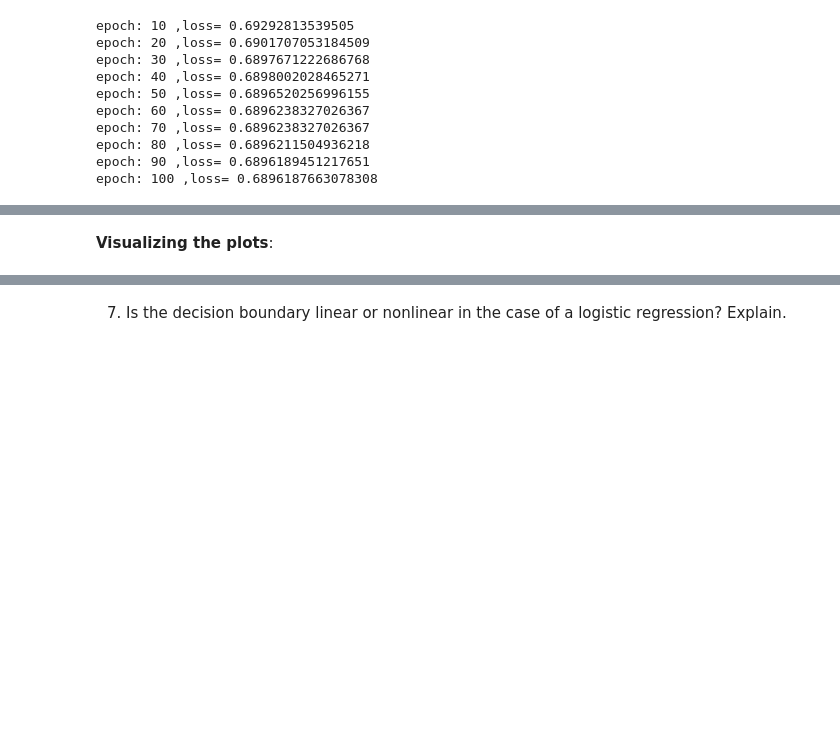
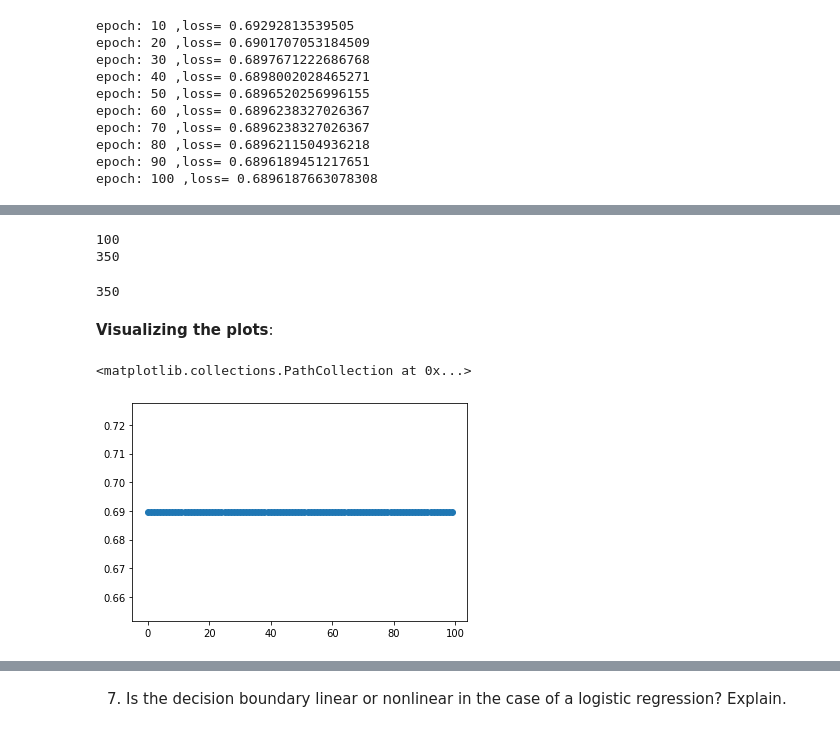
Before and after one commit to danieldemayo/DeepLearning, a Jupyter notebook: EX_1_TAU .ipynb, the cells around one changed output, grey strips where cells are left out. Saved outputs shown, nothing was run; the diff lists cells and outputs as text; code cells hidden in the pictures; blank space fills up the shorter version.

Commit message:
add scatter plots

```diff
--- a/EX_1_TAU .ipynb
+++ b/EX_1_TAU .ipynb
@@ -108,3 +100,26 @@ epoch: 70 ,loss= 0.6896238327026367
 epoch: 80 ,loss= 0.6896211504936218
 epoch: 90 ,loss= 0.6896189451217651
 epoch: 100 ,loss= 0.6896187663078308
+# %%
+import sklearn.metrics as metrics
+
+epochs = []
+losses = []
+preds = []
+rocs = []
+
+for epoch in range(number_of_epochs):
+    y_prediction = model(x_train)
+    # print(type(y_prediction),y_prediction)
+    loss = criterion(y_prediction, y_train)
+    loss.backward()
+    optimizer.step()
+    optimizer.zero_grad()
+    epochs.append(epoch)
+    losses.append(loss.item())
+    preds.append(y_prediction.detach().numpy())
+    fpr, tpr, threshold = metrics.roc_curve(y_train, preds[epoch])
+    roc_auc = metrics.auc(fpr, tpr)
+    rocs.append(roc_auc)
+    if (epoch + 1) % 10 == 0:
+        print('epoch:', epoch + 1, ',loss=', loss.item())
@@ -111,2 +137,12 @@ epoch: 100 ,loss= 0.6896187663078308
+# %%
+print(len(preds))
+print(len(preds[0]))
+# %% [output]
+100
+350
+# %%
+len(preds[epoch])
+# %% [output]
+350
 # %% [markdown]
 **Visualizing the plots**:
@@ -114,0 +149,5 @@ epoch: 100 ,loss= 0.6896187663078308
+# %%
+plt.scatter(epochs, losses)
+# %% [output]
+<matplotlib.collections.PathCollection at 0x...>
+[figure, added]
```
Also changed, not shown: parts of 4 cells of this notebook.
